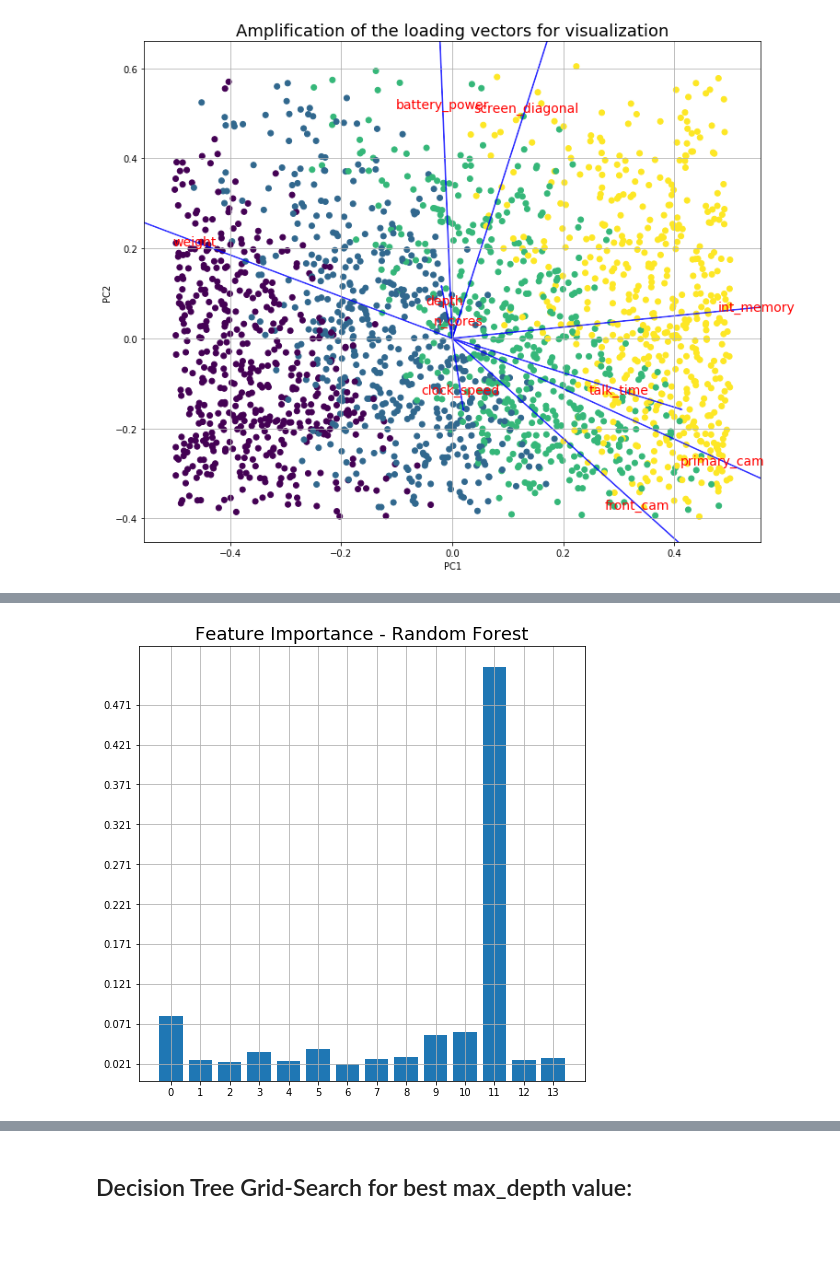
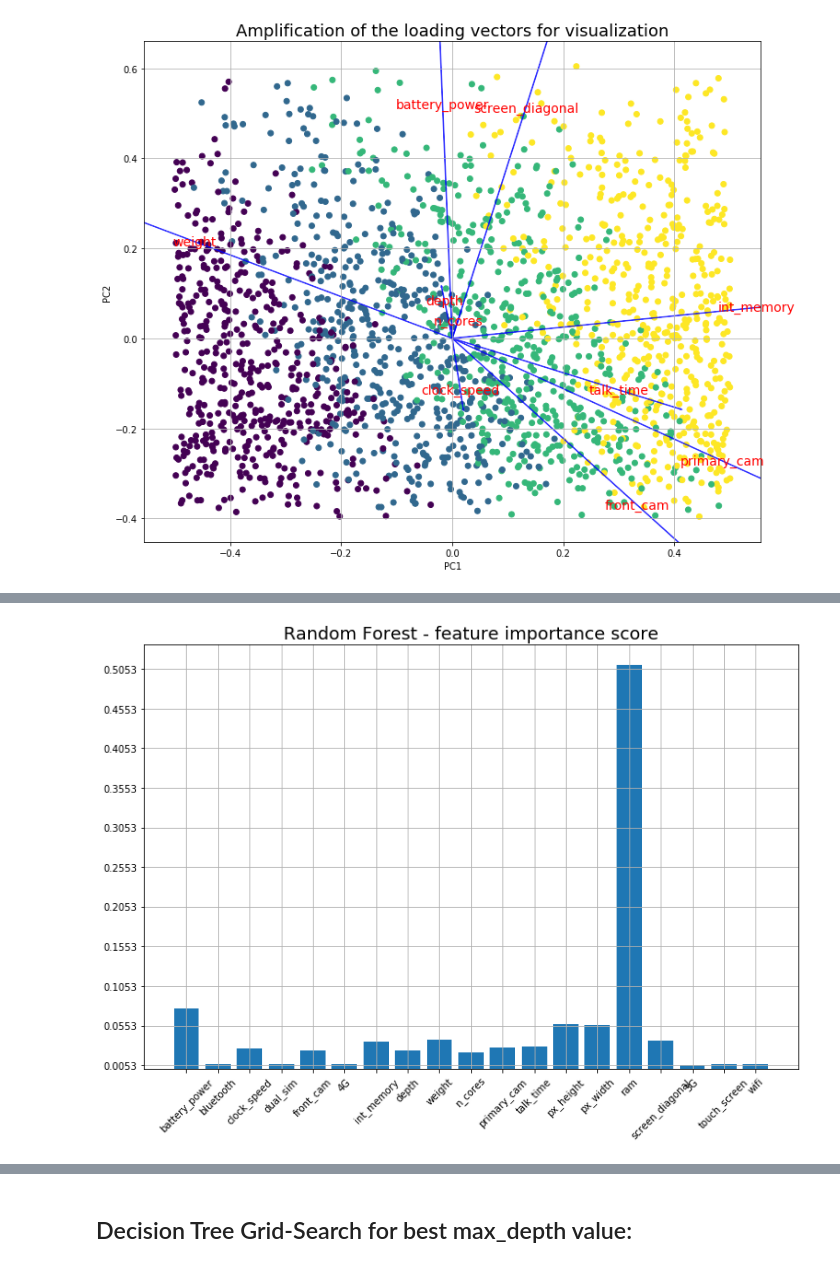
Before and after one commit to eugenioemmolo/Data_Spaces, a Jupyter notebook: Data Spaces Project.ipynb, the cells around one changed output, grey strips where cells are left out. Saved outputs shown, nothing was run; the diff lists cells and outputs as text; code cells hidden in the pictures; blank space fills up the shorter version.

```diff
--- a/Data Spaces Project.ipynb
+++ b/Data Spaces Project.ipynb
@@ -808,10 +858,11 @@ def do_FS_RandomForestBased(X, y, num_samples, num_features, feature_names):
     importances = rf.feature_importances_
 
     # Plot histogram of feature importances
-    plt.figure(figsize=(8,8))
-    plt.title("Feature Importance - Random Forest", fontsize=18)
+    plt.figure(figsize=(12,8))
+    plt.title("Random Forest - feature importance score", fontsize=18)
     plt.yticks(np.arange(min(importances), max(importances), 0.05))
-    plt.xticks(np.arange(num_features))
+    plt.xticks(np.arange(num_features), feature_names)
+    plt.xticks(rotation=45)
     plt.grid(True)
     plt.bar(np.arange(num_features), importances)
 
@@ -819,8 +870,8 @@ def do_FS_RandomForestBased(X, y, num_samples, num_features, feature_names):
     imp_ordered = sorted(imp_ordered, reverse=True)
 
     importance_list = {}
+
     #creating a dictionary to couple features to their importance sorted by decreasing importance
-
     counted = []
     for i in range(num_features):
         maximum = 0
@@ -834,8 +885,8 @@ def do_FS_RandomForestBased(X, y, num_samples, num_features, feature_names):
         string = feature_names[index]
         importance_list[string] = index
 
-    X_important = np.empty((num_samples, 1))
-    #X_important = X[:, 11].T
+    X_important = np.zeros((num_samples, 1))
+
     results = []
     acc_results = []
     best_feat = []
@@ -844,54 +895,59 @@ def do_FS_RandomForestBased(X, y, num_samples, num_features, feature_names):
     best_score = 0
 
     #Add a feature at a time, in order of importance and test the model
-    for val in importance_list.values():
-        #if val == 11:
-            #X_important = X[:, val].T
+    for val, name in zip(importance_list.values(), importance_list.keys()):
 
-        #np.c_[X_important, X[:, val].T]
-        #np.concatenate((X_important, X[:, val].T), axis=1)
+        if val == 11:
+            for i, x in enumerate(X[:, val]):
+                X_important[i, 0] = x
+
+        X_important = np.c_[X_important, X[:, val].reshape((2000, 1))]
         feat.append(feature_names[val])
-        print(np.shape(X_important))
-        print(X_important)
-
         clf = RandomForestClassifier(n_estimators=250)
 
-        kf = KFold(n_splits=5, shuffle=True)
+        r = np.random.randint(1, 50)
+        X_train, X_test, Y_train, Y_test = train_test_split(X_important, y, test_size=0.3, random_state=r, shuffle=True)
+
+        kf = KFold(n_splits=10, shuffle=True)
         score = []
         acc = []
 
-        for train_index, test_index in kf.split(X_important, y):
-            xtrain, xtest = X[train_index], X[test_index]
-            ytrain, ytest = y[train_index], y[test_index]
+        for train_index, test_index in kf.split(X_train, Y_train):
+            xtrain, xtest = X_train[train_index], X_train[test_index]
+            ytrain, ytest = Y_train[train_index], Y_train[test_index]
 
             clf.fit(xtrain, ytrain)
-            predictions = clf.predict(xtest)
-            score.append(f1_score(ytest, predictions, average='weighted') * 100)
-            acc.append(accuracy_score(ytest, predictions) * 100)
+            #predictions = clf.predict(xtest)
+            #score.append(f1_score(ytest, predictions, average='weighted') * 100)
+            #acc.append(accuracy_score(ytest, predictions) * 100)
 
-        a = sum(acc)/float(len(acc))
-        acc_results.append(a)
+        #a = sum(acc)/float(len(acc))
+        #acc_results.append(a)
 
-        res = sum(score)/float(len(score))
-        results.append(res)
+        #res = sum(score)/float(len(score))
+        #results.append(res)
 
-        #print("\nbest score = ", best_score, "    actual score = ", res)
+        predictions = clf.predict(X_test)
+        results.append(f1_score(Y_test, predictions, average='weighted') * 100)
+        acc_results.append(accuracy_score(Y_test, predictions) * 100)
+
         #If the resultant F1-measure is higher than the current MAX, update the max and save the features
-        if res > best_score:
-            best_feat = feat
-            best_score = res
+        #if res > best_score:
+            #best_feat = feat
+            #best_score = res
 
-
-    print("\n\n\n", X_important)
     plt.figure(figsize=(12, 6))
     plt.plot(range(num_features), results, color='red', linestyle='dashed', marker='o',
              markerfacecolor='blue', markersize=10)
-    plt.title("F1-Measure score in function of the feature considered", fontsize=18)
+    plt.title("F-Measure score in function of the feature considered", fontsize=18)
     plt.xlabel("Number of feature considered", fontsize=16)
-    plt.xticks(range(num_features))
+    plt.xticks(np.arange(num_features), importance_list.keys())
+    plt.xticks(rotation=45)
     plt.grid()
-    plt.ylabel('F1-Measure score', fontsize=16)
+    plt.ylabel('F-Measure score', fontsize=16)
 
-#X_reduced_RF = do_FS_RandomForestBased(X, Y, num_samples, num_features, feature_names)
-X_reduced_RF = do_FS_RandomForestBased(X_numerical, Y, num_samples, numerical_features, feature_names_numerical)
+    return X_important[:, 0:5]
+
+X_reduced_RF = do_FS_RandomForestBased(X, Y, num_samples, num_features, feature_names)
+#X_reduced_RF = do_FS_RandomForestBased(X_numerical, Y, num_samples, numerical_features, feature_names_numerical)
 # %% [output]
@@ -900 +954 @@ ValueError: all the input arrays must have same number of dimensions
-[figure, old version]
+[figure, new version]
```
Also changed, not shown: parts of 64 cells of this notebook.
